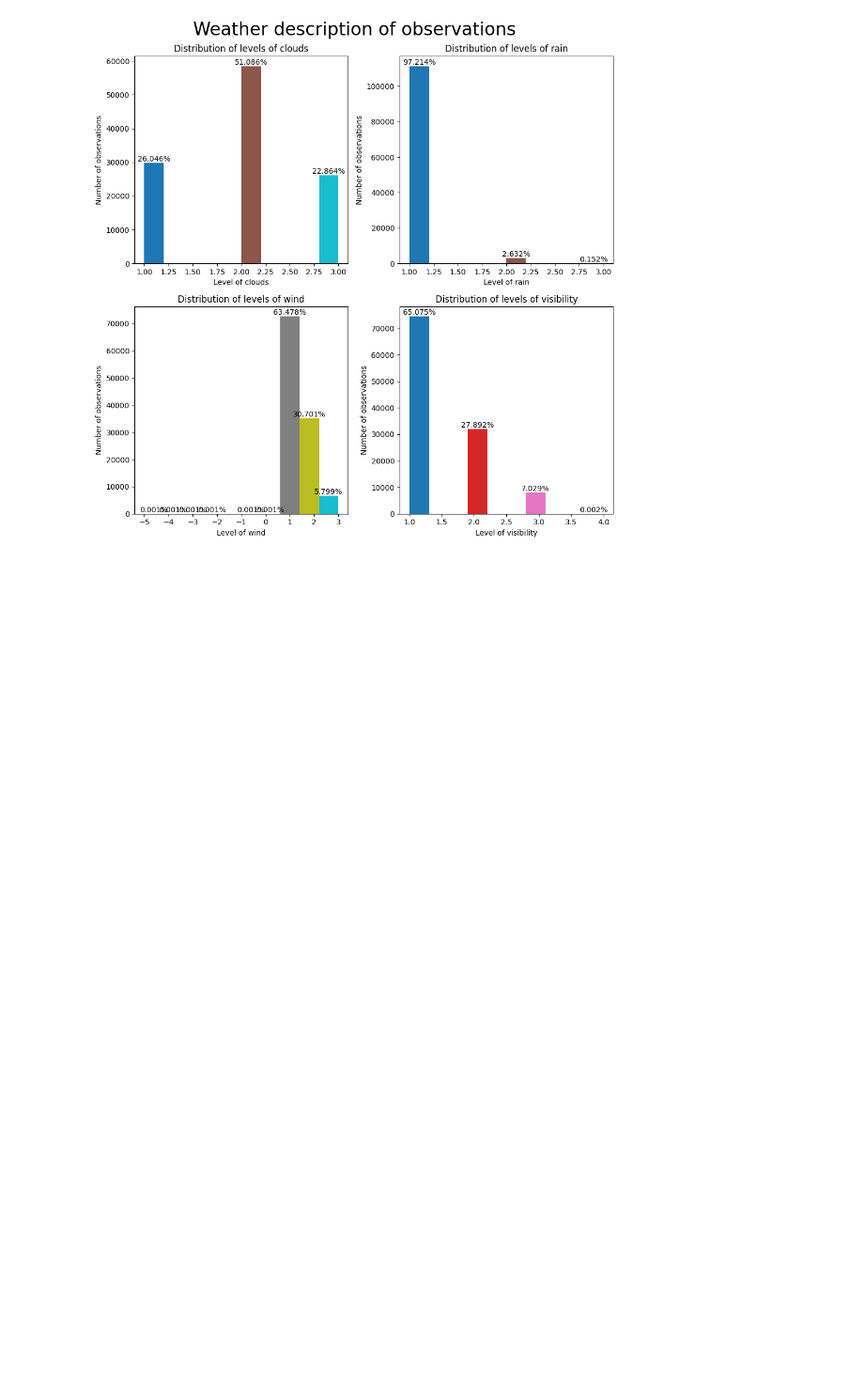
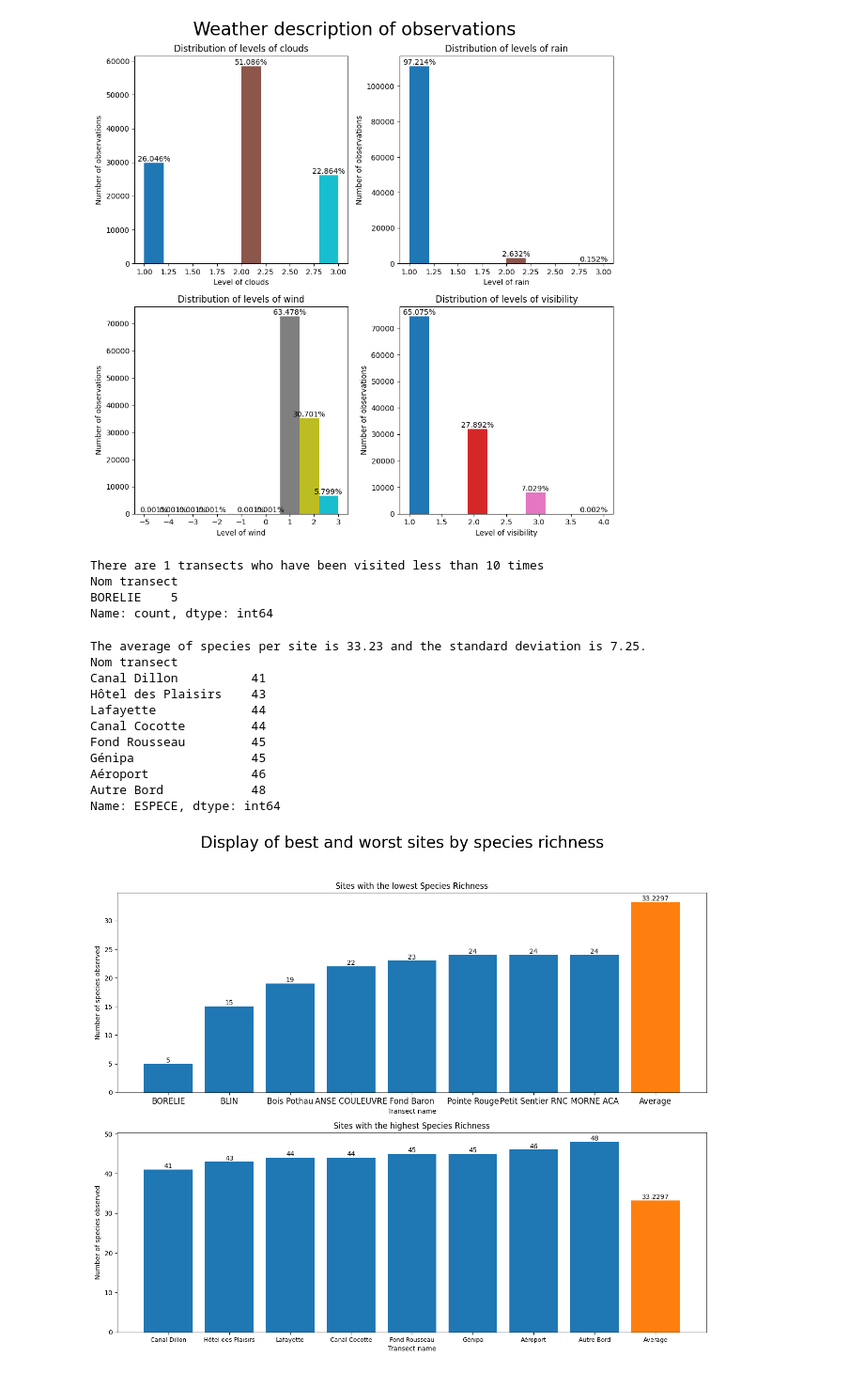
Before and after one commit to baptistepras/birds_biodiversity, a Jupyter notebook: code.ipynb, the cells around one changed output. Shown at 94% size. Saved outputs shown, nothing was run; the diff lists cells and outputs as text; code cells hidden in the pictures; blank space fills up the shorter version.

```diff
--- a/code.ipynb
+++ b/code.ipynb
@@ -6,11 +6,15 @@ import matplotlib as mat
 # %%
 #loading the data
 
-df_species = pd.read_excel("data/raw/Observations 2012-2025.xlsx", sheet_name = 0)
+df1 = pd.read_excel("data/raw/Observations 2012-2025.xlsx", sheet_name = 0)
 
-df_sites = pd.read_excel("data/raw/Observations 2012-2025.xlsx", sheet_name = 1)
+df2 = pd.read_excel("data/raw/Observations 2012-2025.xlsx", sheet_name = 1)
 
-df_observations = pd.read_excel("data/raw/Observations 2012-2025.xlsx", sheet_name = 2)
+df3 = pd.read_excel("data/raw/Observations 2012-2025.xlsx", sheet_name = 2)
+# %%
+df_species = df1.copy()
+df_sites = df2.copy()
+df_observations = df3.copy()
 # %%
 #removing empty columns
 del df_species["Unnamed: 0"]
@@ -250,3 +259,73 @@ plt.savefig("figures/weather.jpeg")
 plt.show()
 # %% [output]
 [figure]
+# %%
+# let's look for sites with fewer than 10 completed visits
+visited = df_observations["Nom transect"].value_counts()
+
+fewVisited = visited[visited < 10]
+print(f"There are {len(fewVisited)} transects who have been visited less than 10 times")
+print(fewVisited)
+# %% [output]
+There are 1 transects who have been visited less than 10 times
+Nom transect
+BORELIE    5
+Name: count, dtype: int64
+# %%
+grouped = df_observations.groupby("Nom transect")["ESPECE"].nunique()
+
+
+mean = grouped.mean()
+var = grouped.std()
+
+print(f"The average of species per site is {mean:.2f} and the standard deviation is {var:.2f}.")
+
+sorted = grouped.sort_values()
+
+nSites = 8
+
+poorest = sorted[:nSites]
+
+richest = sorted[-nSites:]
+
+fig, axes = plt.subplots(2, figsize=(16, 12))
+fig.suptitle("Display of best and worst sites by species richness", fontsize = 24)
+
+valsPooor = np.array([val for key, val in poorest.items()])
+
+valsRich = np.array([val for key, val in richest.items()])
+
+bars1 = axes[0].bar(poorest.keys(), valsPooor)
+axes[0].bar_label(bars1)
+axes[0].tick_params(axis = 'x', labelsize = 12)
+axes[0].set_xlabel("Transect name")
+axes[0].set_ylabel("Number of species observed")
+axes[0].set_title(f"Sites with the lowest Species Richness")
+meanBar = axes[0].bar("Average", mean)
+axes[0].bar_label(meanBar)
+
+bars2 = axes[1].bar(richest.keys(), valsRich)
+axes[1].bar_label(bars2)
+axes[1].set_xlabel("Transect name")
+axes[1].set_ylabel("Number of species observed")
+
+axes[1].set_title("Sites with the highest Species Richness")
+axes[1].tick_params(axis = 'x', labelsize = 9)
+meanBar = axes[1].bar("Average", mean)
+axes[1].bar_label(meanBar)
+print(richest)
+#plt.tight_layout()
+plt.savefig("figures/richnessSite.jpeg")
+# %% [output]
+The average of species per site is 33.23 and the standard deviation is 7.25.
+Nom transect
+Canal Dillon          41
+Hôtel des Plaisirs    43
+Lafayette             44
+Canal Cocotte         44
+Fond Rousseau         45
+Génipa                45
+Aéroport              46
+Autre Bord            48
+Name: ESPECE, dtype: int64
+[figure, added]
```
Also changed, not shown: parts of 11 cells of this notebook, 4 other files.
